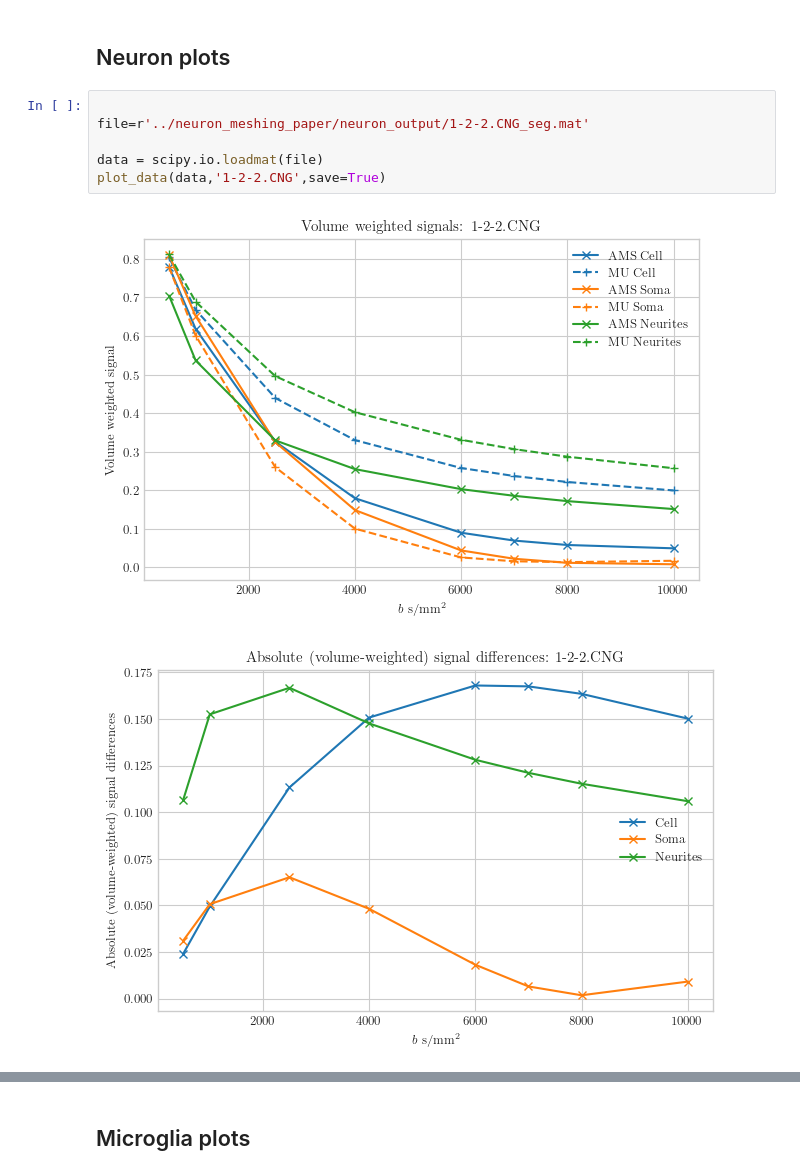
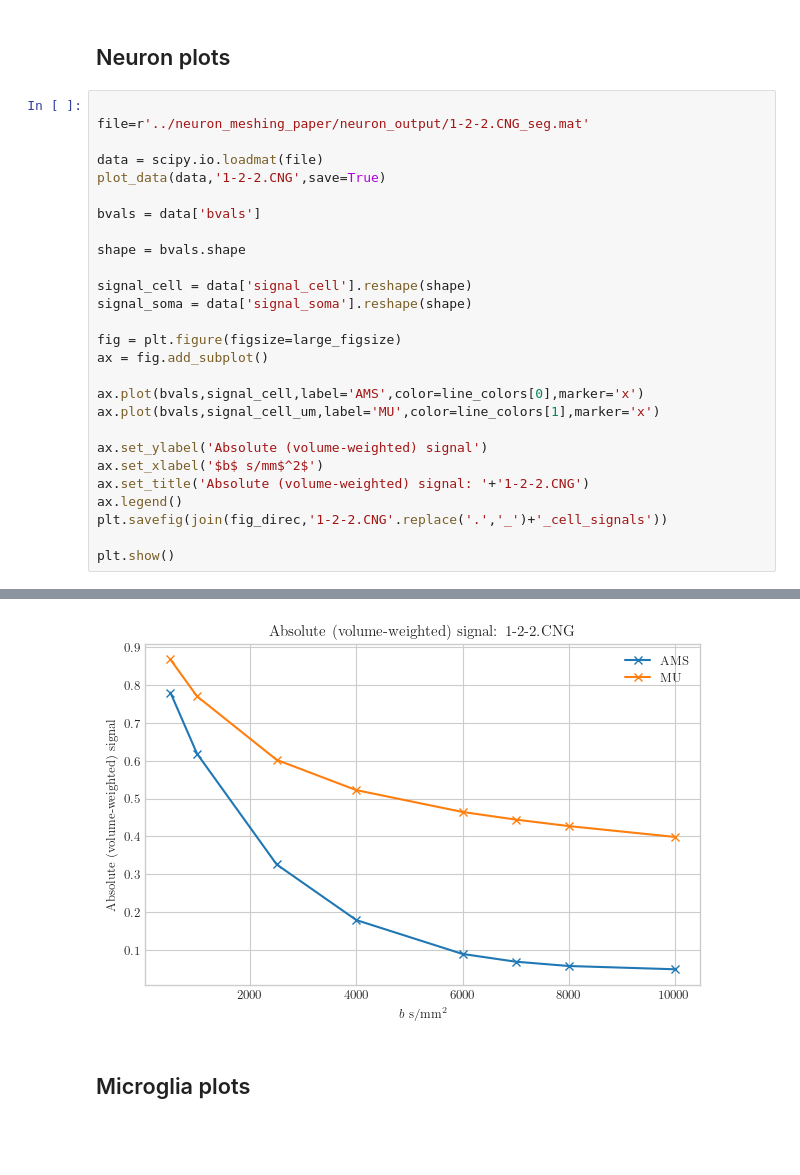
Before and after one commit to SpinDoctorMRI/SpinDoctor, a Jupyter notebook: neuron_meshing_paper/plot_data.ipynb, the cells around one changed output, grey strips where cells are left out. Saved outputs shown, nothing was run; the diff lists cells and outputs as text; blank space fills up the shorter version.

Commit message:
Updating cell functions

```diff
--- a/neuron_meshing_paper/plot_data.ipynb
+++ b/neuron_meshing_paper/plot_data.ipynb
@@ -81,12 +81,31 @@ def plot_data(data,cellname,ymax=None,save=False):
     plt.show()
 # %% [markdown]
 ## Neuron plots
-# %%
-
-file=r'../neuron_meshing_paper/neuron_output/1-2-2.CNG_seg.mat'
-
-data = scipy.io.loadmat(file)
-plot_data(data,'1-2-2.CNG',save=True)
-# %% [output]
-[figure, removed]
-[figure, removed]
+# %%
+
+file=r'../neuron_meshing_paper/neuron_output/1-2-2.CNG_seg.mat'
+
+data = scipy.io.loadmat(file)
+plot_data(data,'1-2-2.CNG',save=True)
+
+bvals = data['bvals']
+
+shape = bvals.shape
+
+signal_cell = data['signal_cell'].reshape(shape)
+signal_soma = data['signal_soma'].reshape(shape)
+
+fig = plt.figure(figsize=large_figsize)
+ax = fig.add_subplot()
+
+ax.plot(bvals,signal_cell,label='AMS',color=line_colors[0],marker='x')
+ax.plot(bvals,signal_cell_um,label='MU',color=line_colors[1],marker='x')
+
+ax.set_ylabel('Absolute (volume-weighted) signal')
+ax.set_xlabel('$b$ s/mm$^2$')
+ax.set_title('Absolute (volume-weighted) signal: '+'1-2-2.CNG')
+ax.legend()
+plt.savefig(join(fig_direc,'1-2-2.CNG'.replace('.','_')+'_cell_signals'))
+
+plt.show()
+# %% [output]
@@ -93,3 +114,4 @@ plot_data(data,'1-2-2.CNG',save=True)
+[figure, added]
 # %% [markdown]
 ## Microglia plots
 # %%
```
Also changed, not shown: parts of 1 cell of this notebook, 23 other files.
